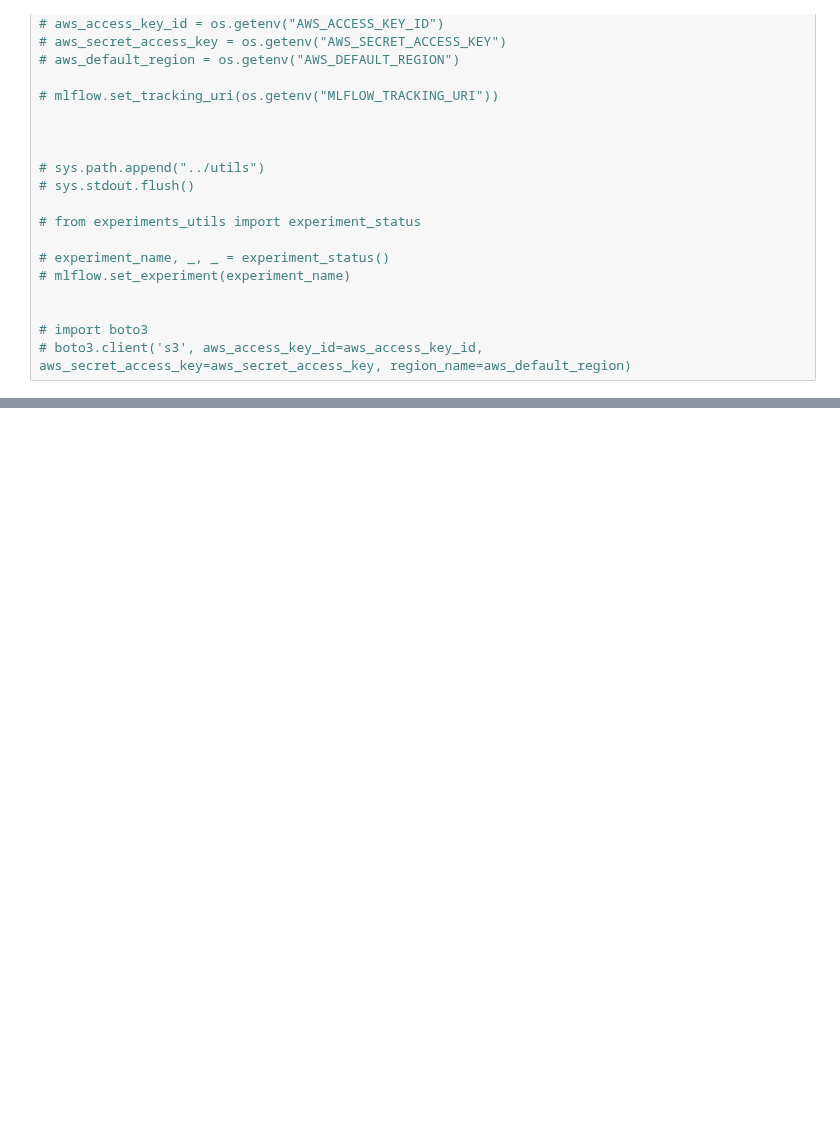
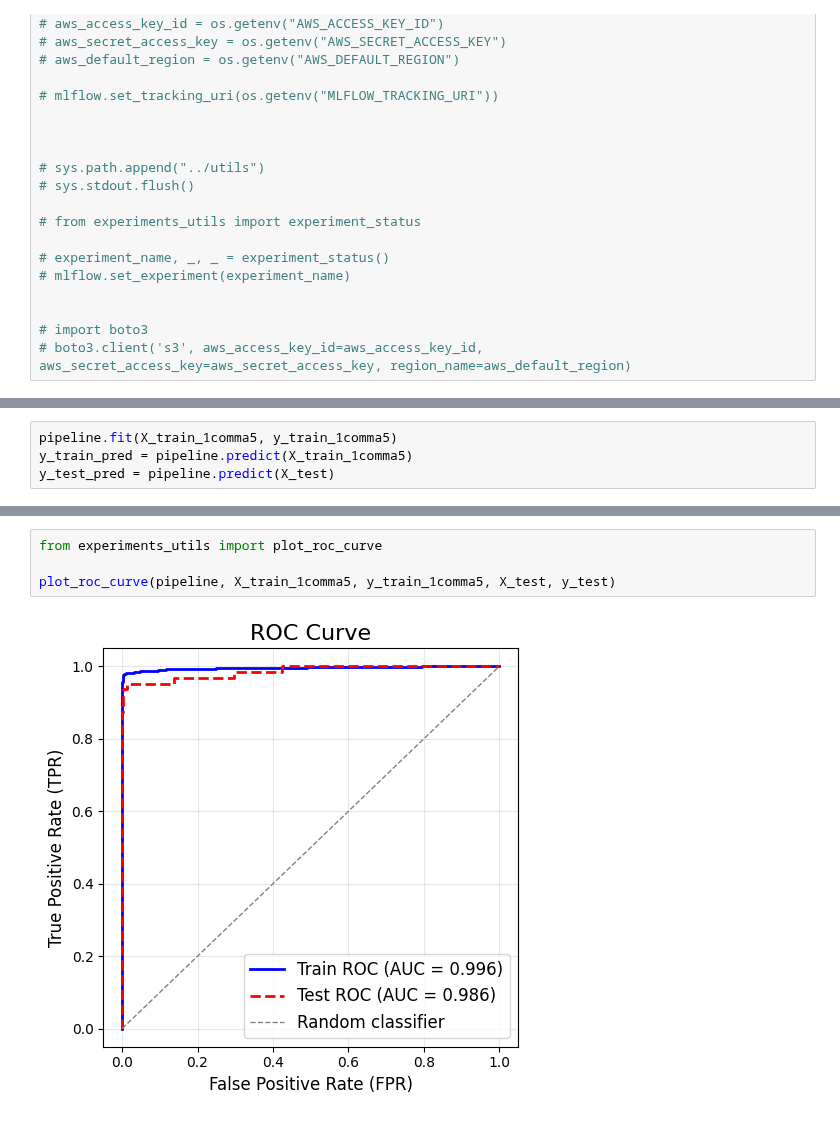
Before and after one commit to amaldu/AntiSpam-NLP-Pipeline, a Jupyter notebook: research/03_text_augmentation/textaug_KeyboardAug_bow_MNB.ipynb, the cells around one changed output, grey strips where cells are left out. Drawn from its saved outputs; the diff is of its cells as text; blank space fills up the shorter version.

```diff
--- a/research/03_text_augmentation/textaug_KeyboardAug_bow_MNB.ipynb
+++ b/research/03_text_augmentation/textaug_KeyboardAug_bow_MNB.ipynb
@@ -313,0 +270,4 @@ logging.info('MlFlow run terminated')
+# %%
+pipeline.fit(X_train_1comma5, y_train_1comma5)
+y_train_pred = pipeline.predict(X_train_1comma5)
+y_test_pred = pipeline.predict(X_test)
@@ -313,0 +300,6 @@ logging.info('MlFlow run terminated')
+# %%
+from experiments_utils import plot_roc_curve
+
+plot_roc_curve(pipeline, X_train_1comma5, y_train_1comma5, X_test, y_test)
+# %% [output]
+[figure, added]
```
Also changed, not shown: parts of 42 cells of this notebook.
